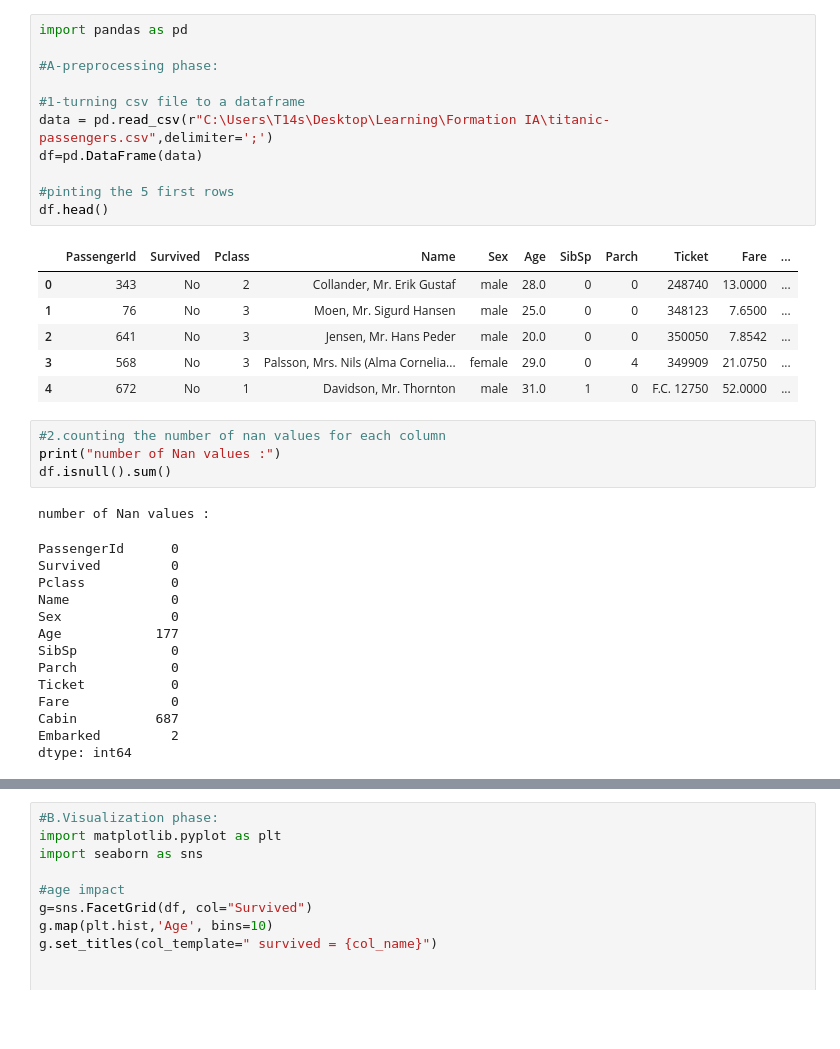
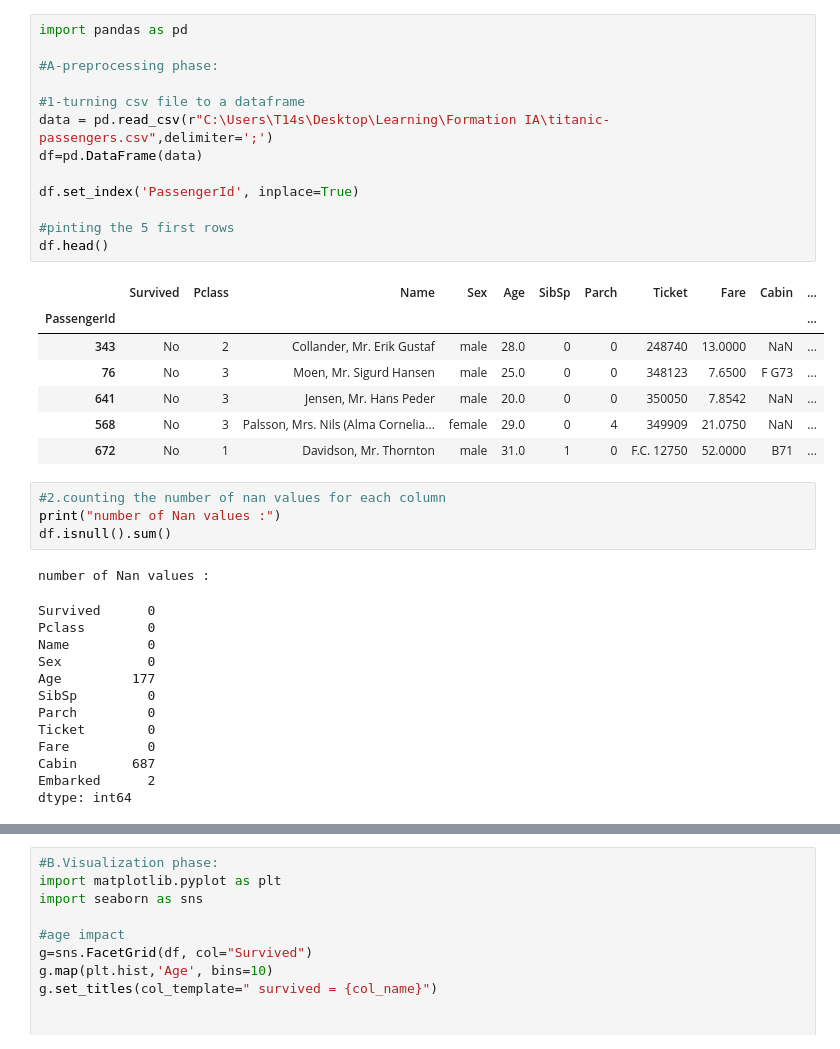
Before and after one commit to Ryma-21/Formation_IA, a Jupyter notebook: checkpoint_2_solution.ipynb, the cells around one changed output, grey strips where cells are left out. Saved outputs shown, nothing was run; the diff lists cells and outputs as text; blank space fills up the shorter version.

```diff
--- a/checkpoint_2_solution.ipynb
+++ b/checkpoint_2_solution.ipynb
@@ -1,39 +1,41 @@
 # %%
 import pandas as pd
 
 #A-preprocessing phase:
 
 #1-turning csv file to a dataframe
 data = pd.read_csv(r"C:\Users\T14s\Desktop\Learning\Formation IA\titanic-passengers.csv",delimiter=';')
 df=pd.DataFrame(data)
 
+df.set_index('PassengerId', inplace=True)
+
 #pinting the 5 first rows
 df.head()
 # %% [output]
-|  | PassengerId | Survived | Pclass | Name | Sex | Age | SibSp | Parch | Ticket | Fare | ... |
-| 0 | 343 | No | 2 | Collander, Mr. Erik Gustaf | male | 28.0 | 0 | 0 | 248740 | 13.0000 | ... |
-| 1 | 76 | No | 3 | Moen, Mr. Sigurd Hansen | male | 25.0 | 0 | 0 | 348123 | 7.6500 | ... |
-| 2 | 641 | No | 3 | Jensen, Mr. Hans Peder | male | 20.0 | 0 | 0 | 350050 | 7.8542 | ... |
-| 3 | 568 | No | 3 | Palsson, Mrs. Nils (Alma Cornelia... | female | 29.0 | 0 | 4 | 349909 | 21.0750 | ... |
-| 4 | 672 | No | 1 | Davidson, Mr. Thornton | male | 31.0 | 1 | 0 | F.C. 12750 | 52.0000 | ... |
+|  | Survived | Pclass | Name | Sex | Age | SibSp | Parch | Ticket | Fare | Cabin | ... |
+| PassengerId |  |  |  |  |  |  |  |  |  |  | ... |
+| 343 | No | 2 | Collander, Mr. Erik Gustaf | male | 28.0 | 0 | 0 | 248740 | 13.0000 | NaN | ... |
+| 76 | No | 3 | Moen, Mr. Sigurd Hansen | male | 25.0 | 0 | 0 | 348123 | 7.6500 | F G73 | ... |
+| 641 | No | 3 | Jensen, Mr. Hans Peder | male | 20.0 | 0 | 0 | 350050 | 7.8542 | NaN | ... |
+| 568 | No | 3 | Palsson, Mrs. Nils (Alma Cornelia... | female | 29.0 | 0 | 4 | 349909 | 21.0750 | NaN | ... |
+| 672 | No | 1 | Davidson, Mr. Thornton | male | 31.0 | 1 | 0 | F.C. 12750 | 52.0000 | B71 | ... |
 # %%
 #2.counting the number of nan values for each column
 print("number of Nan values :")
 df.isnull().sum()
 # %% [output]
 number of Nan values :
-PassengerId      0
-Survived         0
-Pclass           0
-Name             0
-Sex              0
-Age            177
-SibSp            0
-Parch            0
-Ticket           0
-Fare             0
-Cabin          687
-Embarked         2
+Survived      0
+Pclass        0
+Name          0
+Sex           0
+Age         177
+SibSp         0
+Parch         0
+Ticket        0
+Fare          0
+Cabin       687
+Embarked      2
 dtype: int64
 # %%
 #3-cleaning data
```
Also changed, not shown: parts of 5 cells of this notebook.
